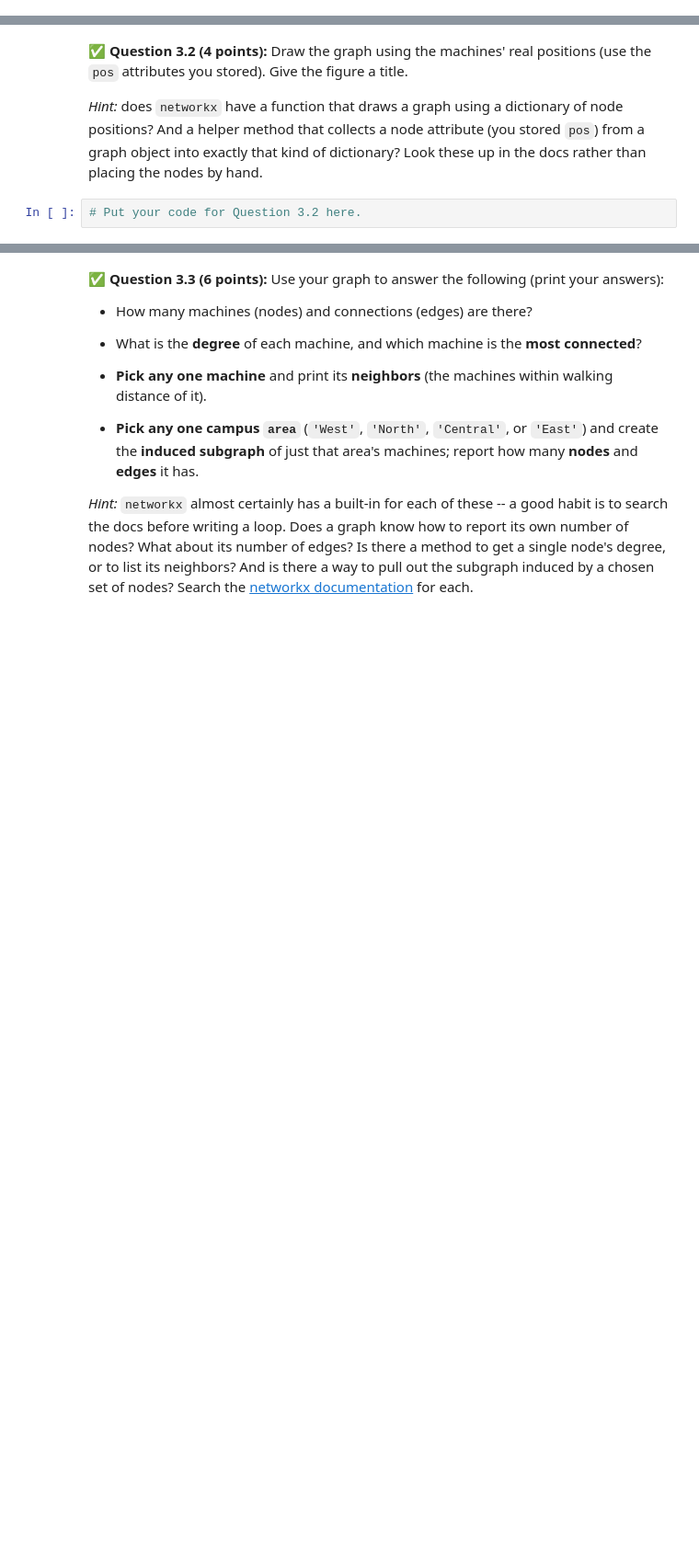
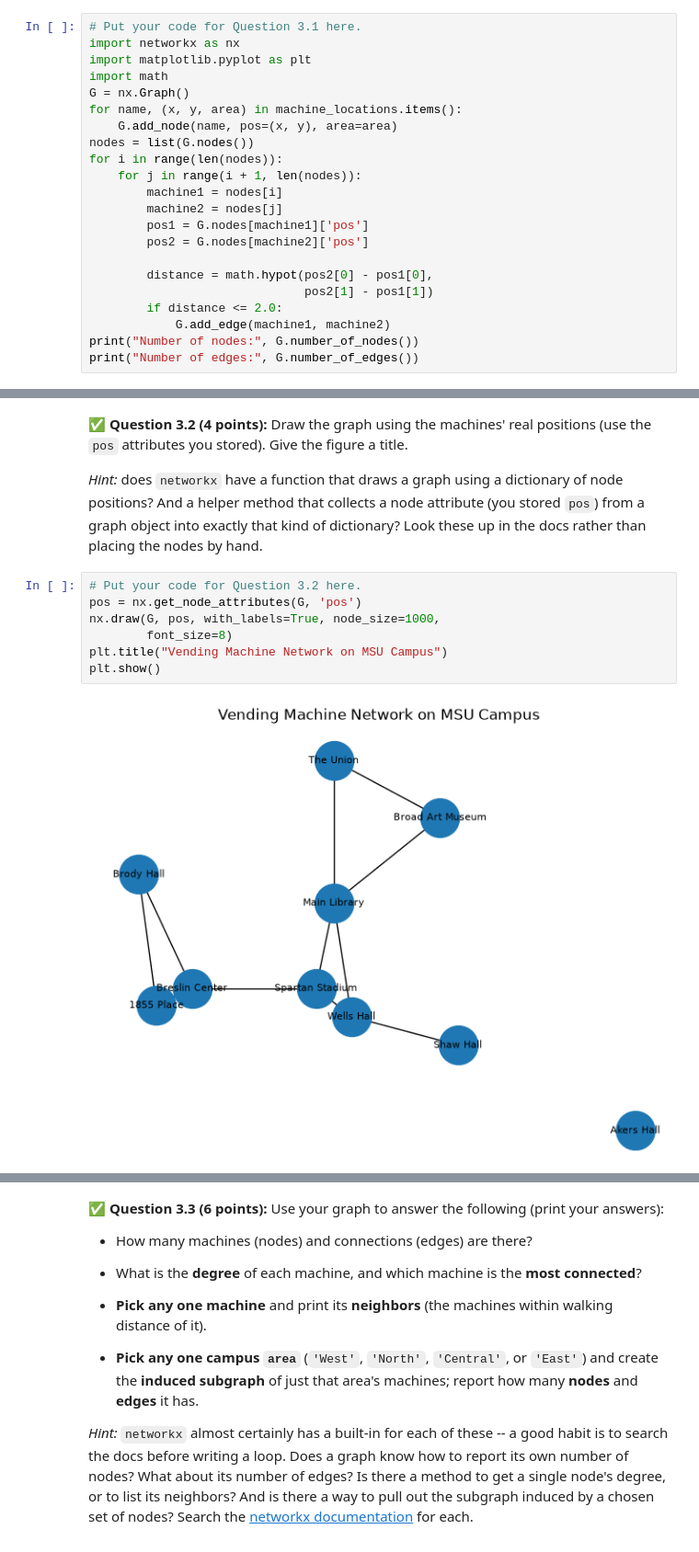
Before and after one commit to Dhruti0207-B/CMSE202-f26-turnin, a Jupyter notebook: hw-02/HW02-ABMandGraphTheory-STUDENT.ipynb, the cells around one changed output, grey strips where cells are left out. Shown at 92% size. Drawn from its saved outputs; the diff is of its cells as text; blank space fills up the shorter version.

```diff
--- a/hw-02/HW02-ABMandGraphTheory-STUDENT.ipynb
+++ b/hw-02/HW02-ABMandGraphTheory-STUDENT.ipynb
@@ -570,0 +569,22 @@ Print the number of nodes and edges.
+# %%
+# Put your code for Question 3.1 here.
+import networkx as nx
+import matplotlib.pyplot as plt
+import math
+G = nx.Graph()
+for name, (x, y, area) in machine_locations.items():
+    G.add_node(name, pos=(x, y), area=area)
+nodes = list(G.nodes())
+for i in range(len(nodes)):
+    for j in range(i + 1, len(nodes)):
+        machine1 = nodes[i]
+        machine2 = nodes[j]
+        pos1 = G.nodes[machine1]['pos']
+        pos2 = G.nodes[machine2]['pos']
+
+        distance = math.hypot(pos2[0] - pos1[0],
+                              pos2[1] - pos1[1])
+        if distance <= 2.0:
+            G.add_edge(machine1, machine2)
+print("Number of nodes:", G.number_of_nodes())
+print("Number of edges:", G.number_of_edges())
@@ -578,8 +601,15 @@ Print the number of nodes and edges.
 attributes you stored). Give the figure a title.
 
 *Hint:* does `networkx` have a function that draws a graph using a dictionary of node positions? And a helper method that collects a node attribute (you stored `pos`) from a graph object into exactly that kind of dictionary? Look these up in the docs rather than placing the nodes by hand.
-# %%
-# Put your code for Question 3.2 here.
+# %%
+# Put your code for Question 3.2 here.
+pos = nx.get_node_attributes(G, 'pos')
+nx.draw(G, pos, with_labels=True, node_size=1000,
+        font_size=8)
+plt.title("Vending Machine Network on MSU Campus")
+plt.show()
+# %% [output]
+[figure, added]
 # %% [markdown]
 <!-- END QUESTION -->
 <!-- DO NOT MODIFY OR DELETE THIS CELL -->
```
Also changed, not shown: parts of 12 cells of this notebook.
